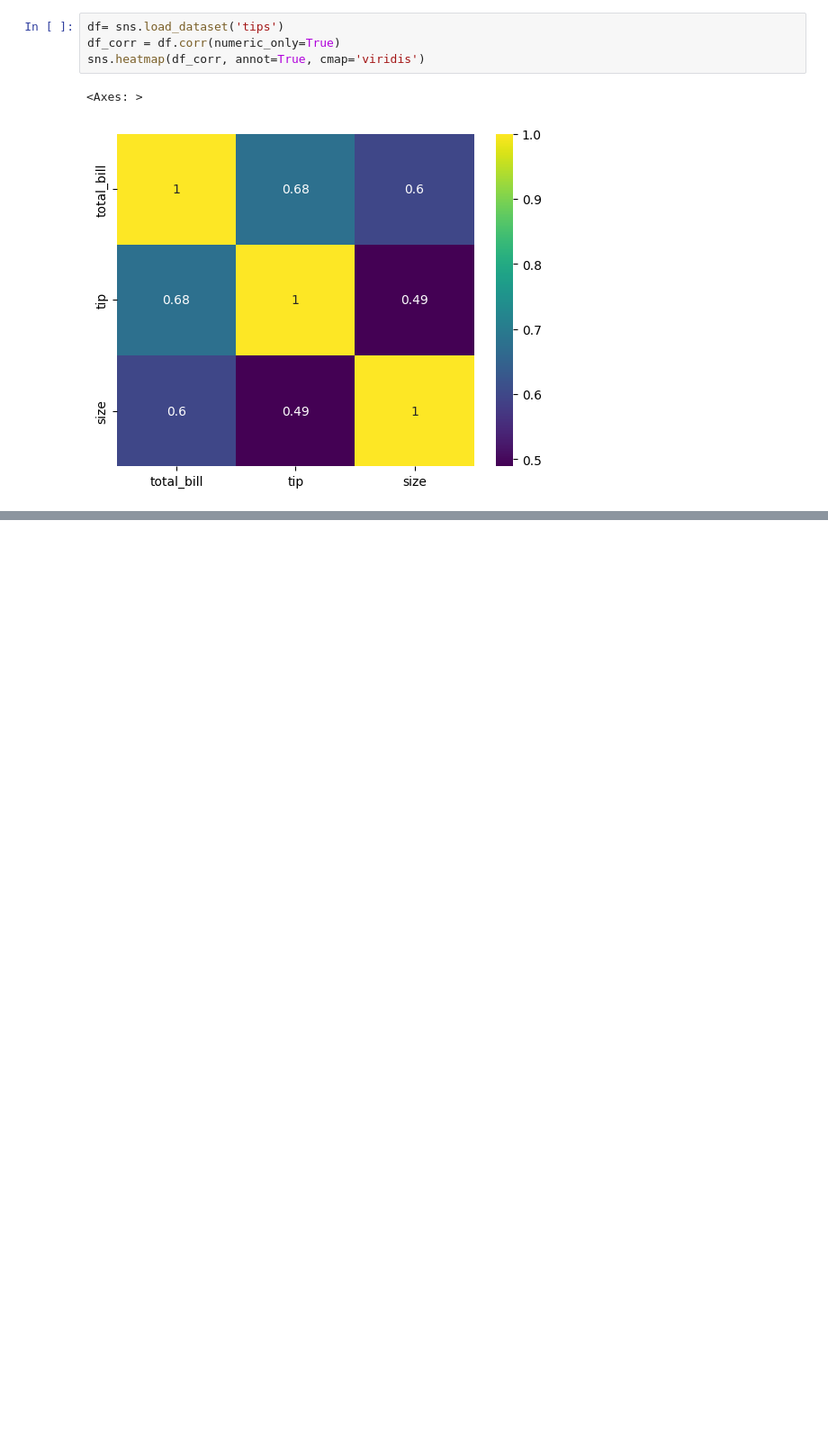
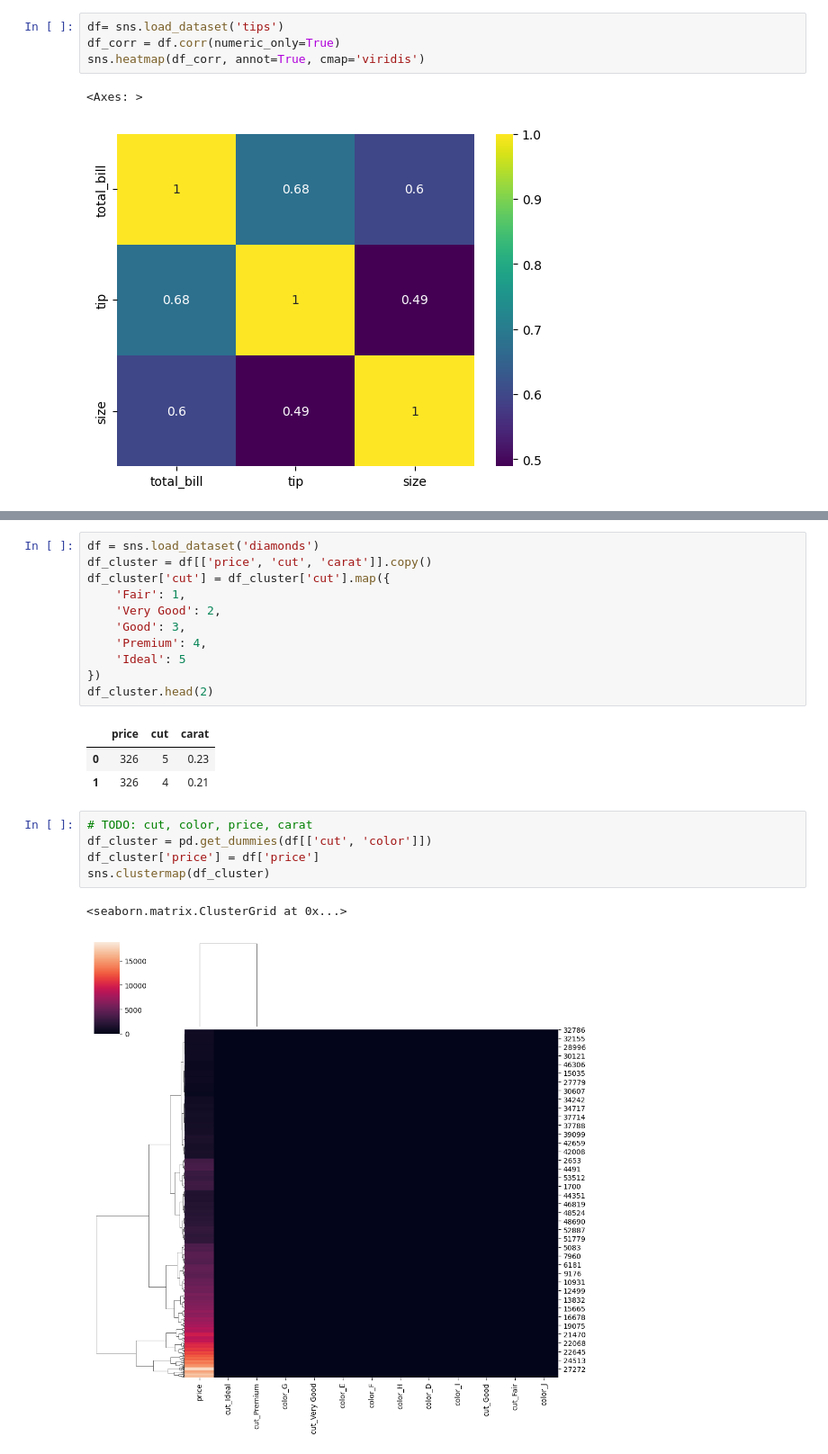
Before and after one commit to MiguelAngel3378/CURSO_ANALISIS_BD2, a Jupyter notebook: m5_visualizacion/seaborn/notebooks/ejemplo2.ipynb, the cells around one changed output, grey strips where cells are left out. Shown at 90% size. Cells and saved outputs as stored; diff of their text form; blank space fills up the shorter version.

```diff
--- a/m5_visualizacion/seaborn/notebooks/ejemplo2.ipynb
+++ b/m5_visualizacion/seaborn/notebooks/ejemplo2.ipynb
@@ -273,0 +320,23 @@ corr_price =
+# %%
+df = sns.load_dataset('diamonds')
+df_cluster = df[['price', 'cut', 'carat']].copy()
+df_cluster['cut'] = df_cluster['cut'].map({
+    'Fair': 1,
+    'Very Good': 2,
+    'Good': 3,
+    'Premium': 4,
+    'Ideal': 5
+})
+df_cluster.head(2)
+# %% [output]
+|  | price | cut | carat |
+| 0 | 326 | 5 | 0.23 |
+| 1 | 326 | 4 | 0.21 |
+# %%
+# TODO: cut, color, price, carat
+df_cluster = pd.get_dummies(df[['cut', 'color']])
+df_cluster['price'] = df['price']
+sns.clustermap(df_cluster)
+# %% [output]
+<seaborn.matrix.ClusterGrid at 0x...>
+[figure, added]
```
Also changed, not shown: parts of 20 cells of this notebook.
